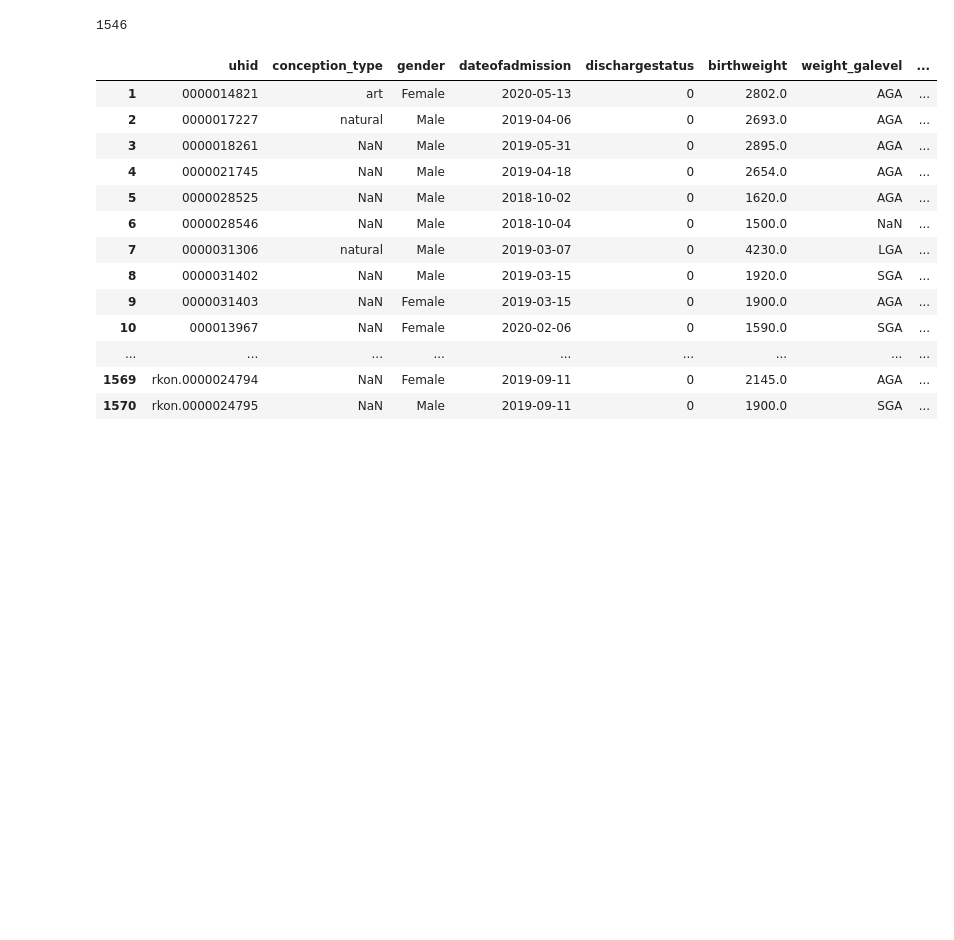
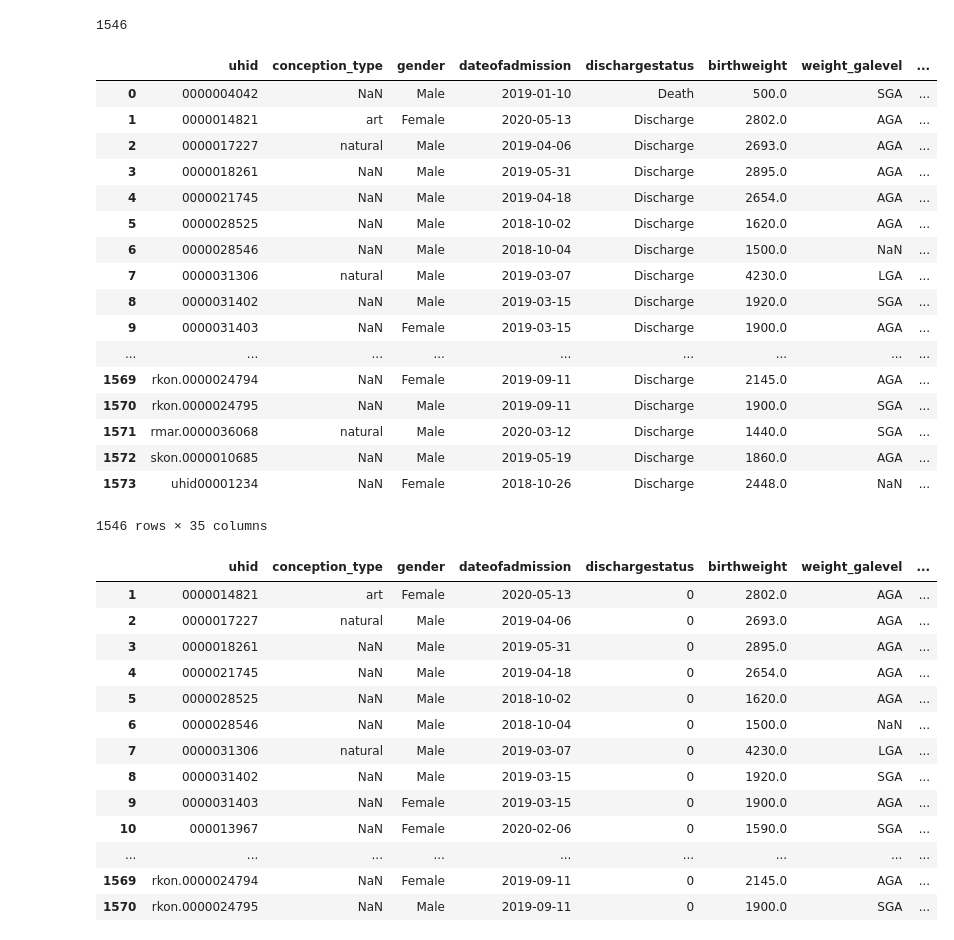
Before and after one commit to HDP-predictions/Development-and-Validation-of-High-Definition-Phenotype-HDP-based-mortality-prediction-in-critical, a Jupyter notebook: Baseline_Table_2.ipynb, the cells around one changed output. Saved outputs shown, nothing was run; the diff lists cells and outputs as text; code cells hidden in the pictures; blank space fills up the shorter version.

```diff
--- a/Baseline_Table_2.ipynb
+++ b/Baseline_Table_2.ipynb
@@ -356,6 +356,27 @@ df['dischargeddate'] = df['dischargeddate'].apply(datetime_to)
 df['dateofadmission'] = df['dateofadmission'].apply(datetime_to)
 # %%
 df['LOS'] = df['dischargeddate'] - df['dateofadmission']
+# %%
+df
+# %% [output]
+|  | uhid | conception_type | gender | dateofadmission | dischargestatus | birthweight | weight_galevel | ... |
+| 0 | 0000004042 | NaN | Male | 2019-01-10 | Death | 500.0 | SGA | ... |
+| 1 | 0000014821 | art | Female | 2020-05-13 | Discharge | 2802.0 | AGA | ... |
+| 2 | 0000017227 | natural | Male | 2019-04-06 | Discharge | 2693.0 | AGA | ... |
+| 3 | 0000018261 | NaN | Male | 2019-05-31 | Discharge | 2895.0 | AGA | ... |
+| 4 | 0000021745 | NaN | Male | 2019-04-18 | Discharge | 2654.0 | AGA | ... |
+| 5 | 0000028525 | NaN | Male | 2018-10-02 | Discharge | 1620.0 | AGA | ... |
+| 6 | 0000028546 | NaN | Male | 2018-10-04 | Discharge | 1500.0 | NaN | ... |
+| 7 | 0000031306 | natural | Male | 2019-03-07 | Discharge | 4230.0 | LGA | ... |
+| 8 | 0000031402 | NaN | Male | 2019-03-15 | Discharge | 1920.0 | SGA | ... |
+| 9 | 0000031403 | NaN | Female | 2019-03-15 | Discharge | 1900.0 | AGA | ... |
+| ... | ... | ... | ... | ... | ... | ... | ... | ... |
+| 1569 | rkon.0000024794 | NaN | Female | 2019-09-11 | Discharge | 2145.0 | AGA | ... |
+| 1570 | rkon.0000024795 | NaN | Male | 2019-09-11 | Discharge | 1900.0 | SGA | ... |
+| 1571 | rmar.0000036068 | natural | Male | 2020-03-12 | Discharge | 1440.0 | SGA | ... |
+| 1572 | skon.0000010685 | NaN | Male | 2019-05-19 | Discharge | 1860.0 | AGA | ... |
+| 1573 | uhid00001234 | NaN | Female | 2018-10-26 | Discharge | 2448.0 | NaN | ... |
+1546 rows × 35 columns
 # %%
 def to_float(x):
     try:
```
Also changed, not shown: parts of 6 cells of this notebook, 1 other file.
